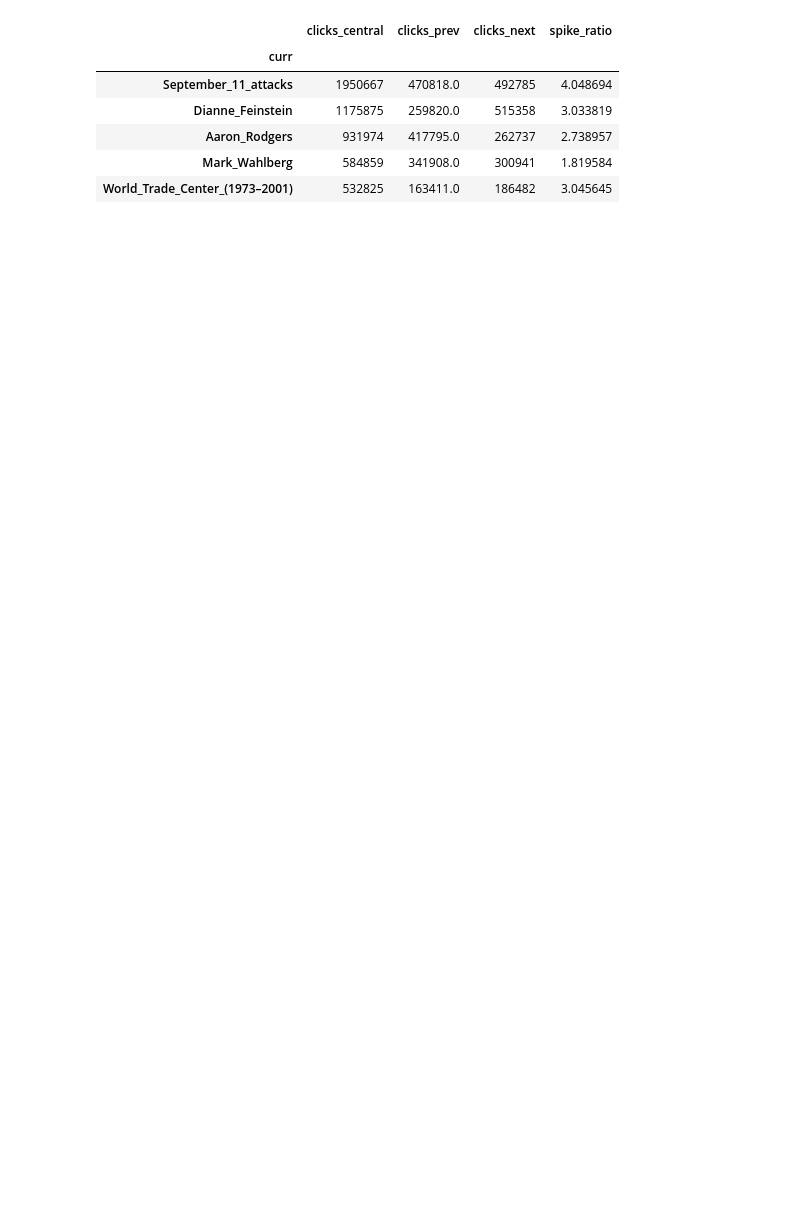
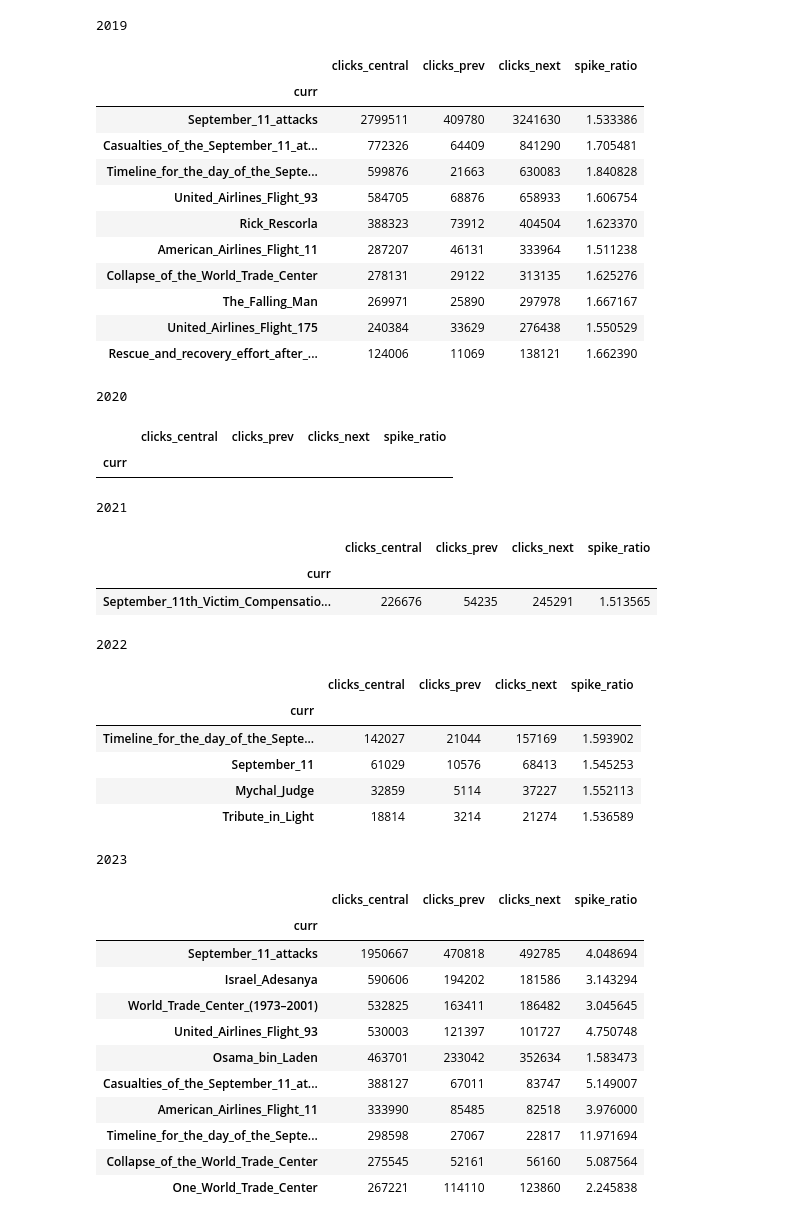
Before and after one commit to prithvidasgupta/si608, a Jupyter notebook: more_spike.ipynb, the cells around one changed output. Cells and saved outputs as stored; diff of their text form; code cells hidden in the pictures; blank space fills up the shorter version.

Commit message:
spike propagation

```diff
--- a/more_spike.ipynb
+++ b/more_spike.ipynb
@@ -3,6 +0,0 @@ page_store = set()
-# %%
-import pandas as pd
-
-aug = pd.read_csv('august2023.csv')
-sept = pd.read_csv('september2023.csv')
-octo = pd.read_csv('october2023.csv')
@@ -9,13 +4,11 @@ octo = pd.read_csv('october2023.csv')
 # %%
-page = 'September_11_attacks'
-
 def get_max_spike_page(page, central_df, prev_month_df, next_month_df):
     pages_to_check = set([*central_df[(central_df['prev']==page) & (central_df['clicks']>=100)]['curr'].values,
                         *central_df[(central_df['curr']==page) & (central_df['clicks']>=100)]['prev'].values,
                         *prev_month_df[(prev_month_df['prev']==page) & (prev_month_df['clicks']>=100)]['curr'].values,
                         *prev_month_df[(prev_month_df['curr']==page) & (prev_month_df['clicks']>=100)]['prev'].values,
-                        *next_month_df[(next_month_df['prev']==page) & (next_month_df['clicks']>=130)]['curr'].values,
-                        *next_month_df[(next_month_df['curr']==page) & (next_month_df['clicks']>=130)]['prev'].values,
+                        *next_month_df[(next_month_df['prev']==page) & (next_month_df['clicks']>=100)]['curr'].values,
+                        *next_month_df[(next_month_df['curr']==page) & (next_month_df['clicks']>=100)]['prev'].values,
                         page
                         ])
     inflow_prev = prev_month_df[prev_month_df['type']!='other'].groupby('curr')[['clicks']].agg(sum)
@@ -32,14 +25,56 @@ def get_max_spike_page(page, central_df, prev_month_df, next_month_df):
     merged=merged.drop('clicks',axis=1)
     merged['spike_ratio'] = (2*merged['clicks_central'])/(merged['clicks_prev']+merged['clicks_next'])
     next_step_pages = merged[merged['spike_ratio']>1.5].sort_values('clicks_central', ascending=False)
-    return next_step_pages.head()
-
-get_max_spike_page(page=page, central_df=sept, prev_month_df=aug, next_month_df=octo)
+    return next_step_pages.head(10)
-# %% [output]
-|  | clicks_central | clicks_prev | clicks_next | spike_ratio |
-| curr |  |  |  |  |
-| September_11_attacks | 1950667 | 470818.0 | 492785 | 4.048694 |
-| Dianne_Feinstein | 1175875 | 259820.0 | 515358 | 3.033819 |
-| Aaron_Rodgers | 931974 | 417795.0 | 262737 | 2.738957 |
-| Mark_Wahlberg | 584859 | 341908.0 | 300941 | 1.819584 |
-| World_Trade_Center_(1973–2001) | 532825 | 163411.0 | 186482 | 3.045645 |
+# %%
+# first pass
+years = [2019, 2020, 2021, 2022, 2023]
+
+page = 'World_Trade_Center_(1973–2001)'
+
+for year in years:
+    aug = pd.read_csv(f'./spikes/{year}/august{year}.csv')
+    sept = pd.read_csv(f'./spikes/{year}/september{year}.csv')
+    octo = pd.read_csv(f'./spikes/{year}/october{year}.csv')
+    display(year, get_max_spike_page(page=page, central_df=sept, prev_month_df=aug, next_month_df=octo))
+# %% [output]
+2019
+|  | clicks_central | clicks_prev | clicks_next | spike_ratio |
+| curr |  |  |  |  |
+| September_11_attacks | 2799511 | 409780 | 3241630 | 1.533386 |
+| Casualties_of_the_September_11_at... | 772326 | 64409 | 841290 | 1.705481 |
+| Timeline_for_the_day_of_the_Septe... | 599876 | 21663 | 630083 | 1.840828 |
+| United_Airlines_Flight_93 | 584705 | 68876 | 658933 | 1.606754 |
+| Rick_Rescorla | 388323 | 73912 | 404504 | 1.623370 |
+| American_Airlines_Flight_11 | 287207 | 46131 | 333964 | 1.511238 |
+| Collapse_of_the_World_Trade_Center | 278131 | 29122 | 313135 | 1.625276 |
+| The_Falling_Man | 269971 | 25890 | 297978 | 1.667167 |
+| United_Airlines_Flight_175 | 240384 | 33629 | 276438 | 1.550529 |
+| Rescue_and_recovery_effort_after_... | 124006 | 11069 | 138121 | 1.662390 |
+2020
+|  | clicks_central | clicks_prev | clicks_next | spike_ratio |
+| curr |  |  |  |  |
+2021
+|  | clicks_central | clicks_prev | clicks_next | spike_ratio |
+| curr |  |  |  |  |
+| September_11th_Victim_Compensatio... | 226676 | 54235 | 245291 | 1.513565 |
+2022
+|  | clicks_central | clicks_prev | clicks_next | spike_ratio |
+| curr |  |  |  |  |
+| Timeline_for_the_day_of_the_Septe... | 142027 | 21044 | 157169 | 1.593902 |
+| September_11 | 61029 | 10576 | 68413 | 1.545253 |
+| Mychal_Judge | 32859 | 5114 | 37227 | 1.552113 |
+| Tribute_in_Light | 18814 | 3214 | 21274 | 1.536589 |
+2023
+|  | clicks_central | clicks_prev | clicks_next | spike_ratio |
+| curr |  |  |  |  |
+| September_11_attacks | 1950667 | 470818 | 492785 | 4.048694 |
+| Israel_Adesanya | 590606 | 194202 | 181586 | 3.143294 |
+| World_Trade_Center_(1973–2001) | 532825 | 163411 | 186482 | 3.045645 |
+| United_Airlines_Flight_93 | 530003 | 121397 | 101727 | 4.750748 |
+| Osama_bin_Laden | 463701 | 233042 | 352634 | 1.583473 |
+| Casualties_of_the_September_11_at... | 388127 | 67011 | 83747 | 5.149007 |
+| American_Airlines_Flight_11 | 333990 | 85485 | 82518 | 3.976000 |
+| Timeline_for_the_day_of_the_Septe... | 298598 | 27067 | 22817 | 11.971694 |
+| Collapse_of_the_World_Trade_Center | 275545 | 52161 | 56160 | 5.087564 |
+| One_World_Trade_Center | 267221 | 114110 | 123860 | 2.245838 |
```
Also changed, not shown: parts of 8 cells of this notebook, 7 other files.
